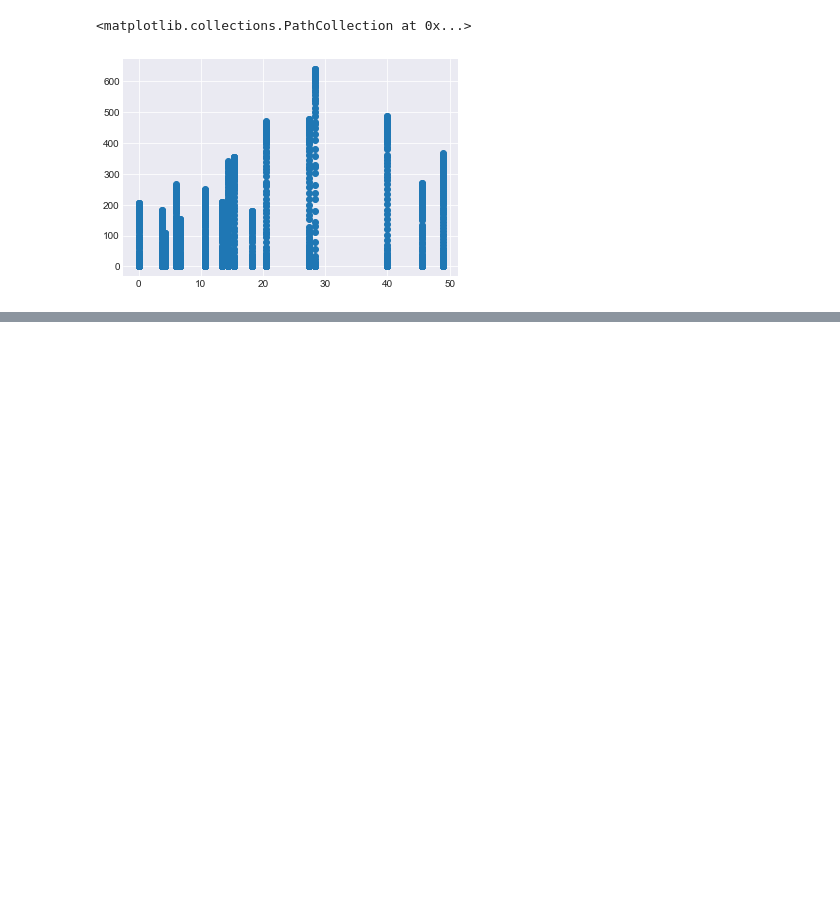
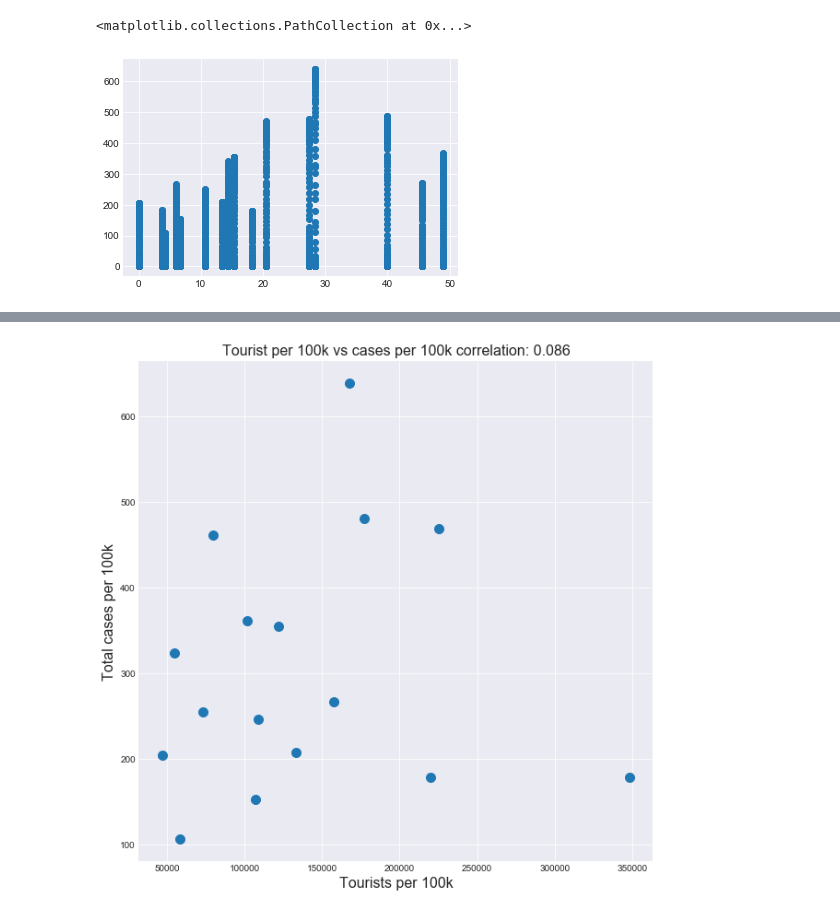
Before and after one commit to magei00/SocialData02806_2020, a Jupyter notebook: final_project/data_treament.ipynb, the cells around one changed output, grey strips where cells are left out. Saved outputs shown, nothing was run; the diff lists cells and outputs as text; code cells hidden in the pictures; blank space fills up the shorter version.

```diff
--- a/final_project/data_treament.ipynb
+++ b/final_project/data_treament.ipynb
@@ -448,0 +466,11 @@ plt.savefig("pop65_deaths.png")
+# %%
+plt.figure(figsize=(10,10))
+plt.scatter(day_sub['tourists_per_100k'],day_sub['total_cases_per_100k'],s=100)
+corr = day_sub[['tourists_per_100k','total_cases_per_100k']].corr().loc['tourists_per_100k']['total_cases_per_100k']
+plt.title(label='Tourist per 100k vs cases per 100k' + " correlation: " + str(corr.round(4)),fontsize=16)
+
+plt.ylabel('Total cases per 100k',fontsize=16)
+plt.xlabel('Tourists per 100k',fontsize=16)
+plt.savefig("cases_tourism.png")
+# %% [output]
+[figure, added]
```
Also changed, not shown: parts of 4 cells of this notebook, 2 other files.
